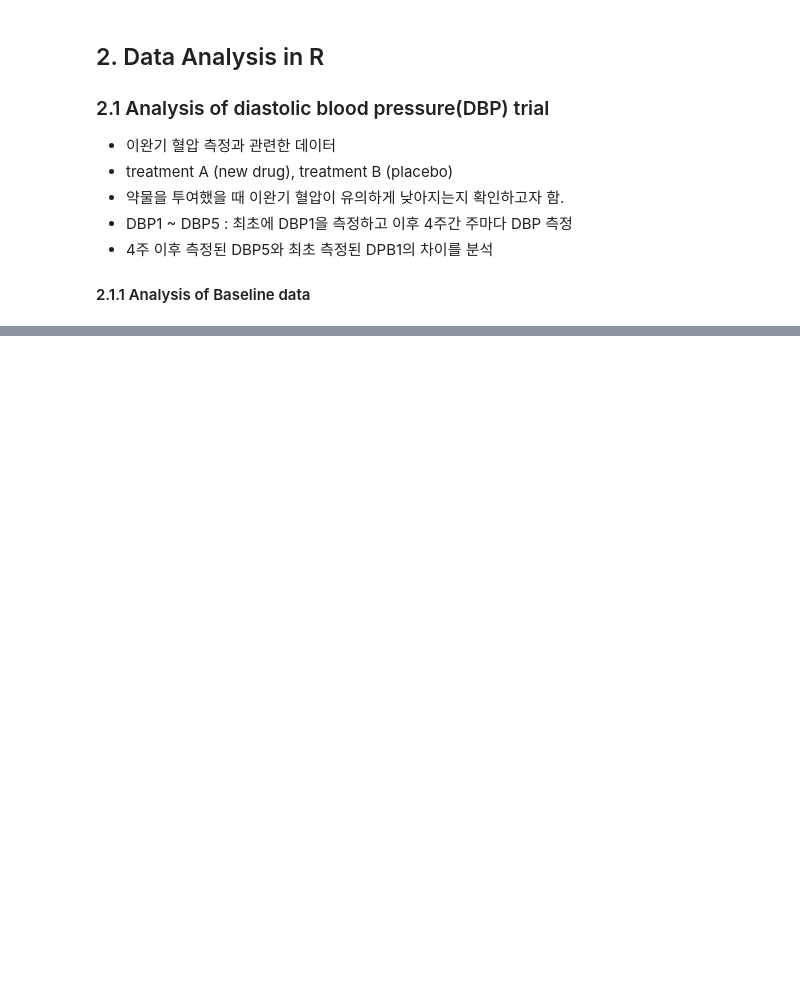
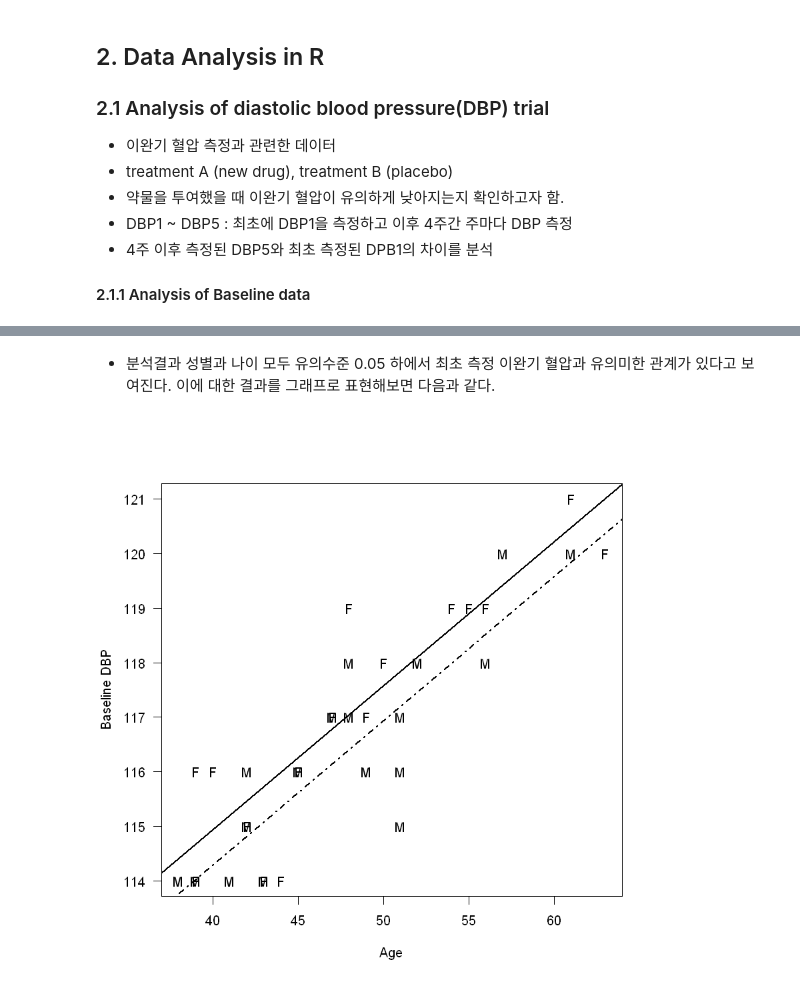
Before and after one commit to hsyliark/GSS-MBA-for-Big-Data, a Jupyter notebook: JBNU_Statistics_Ph.D/3rd semester/생물통계학/발표준비/Chapter4/Ch4. Treatment Comparisons in Clinical Trials with Covariates.ipynb, the cells around one changed output, grey strips where cells are left out. Drawn from its saved outputs; the diff is of its cells as text; code cells hidden in the pictures; blank space fills up the shorter version.

```diff
--- a/JBNU_Statistics_Ph.D/3rd semester/생물통계학/발표준비/Chapter4/Ch4. Treatment Comparisons in Clinical Trials with Covariates.ipynb
+++ b/JBNU_Statistics_Ph.D/3rd semester/생물통계학/발표준비/Chapter4/Ch4. Treatment Comparisons in Clinical Trials with Covariates.ipynb
@@ -99,0 +131,8 @@ ERROR: Error in eval(expr, envir, enclos): 객체 'DBP'를 찾을 수 없습니
+# %%
+###################################################
+### code chunk number 7: R4ANCOVA.rnw:381-385
+###################################################
+# Fit the main effect model on "Sex" and "Age"
+bm1=lm(DBP1~Sex+Age, dat)
+# Show the result
+summary(bm1)
@@ -99,0 +158,14 @@ ERROR: Error in eval(expr, envir, enclos): 객체 'DBP'를 찾을 수 없습니
+# %% [markdown]
+- 분석결과 성별과 나이 모두 유의수준 0.05 하에서 최초 측정 이완기 혈압과 유의미한 관계가 있다고 보여진다. 이에 대한 결과를 그래프로 표현해보면 다음과 같다.
+# %%
+###################################################
+### code chunk number 8: ANCOVA.fig4Baseline
+###################################################
+# plot the ``Age" to ``DBP1"
+plot(DBP1~Age,las=1,pch=as.character(Sex), dat,
+	xlab="Age", ylab="Baseline DBP")
+# add the regression lines using ``abline"
+abline(bm1$coef[1], bm1$coef[3],lwd=2, lty=1)
+abline(bm1$coef[1]+bm1$coef[2], bm1$coef[3],lwd=2, lty=4)
+# %% [output]
+[figure, added]
```
Also changed, not shown: parts of 46 cells of this notebook, 6 other files.
